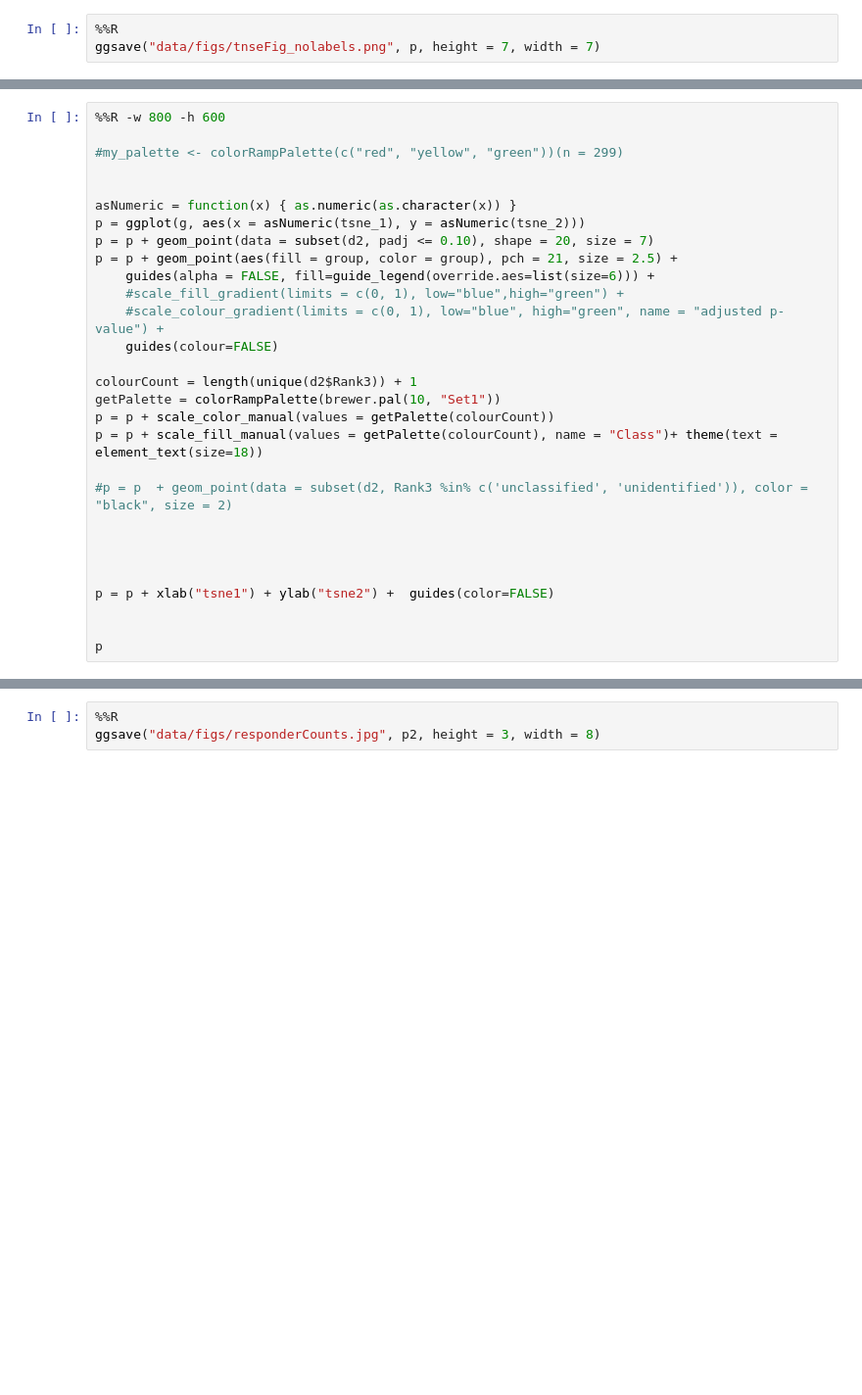
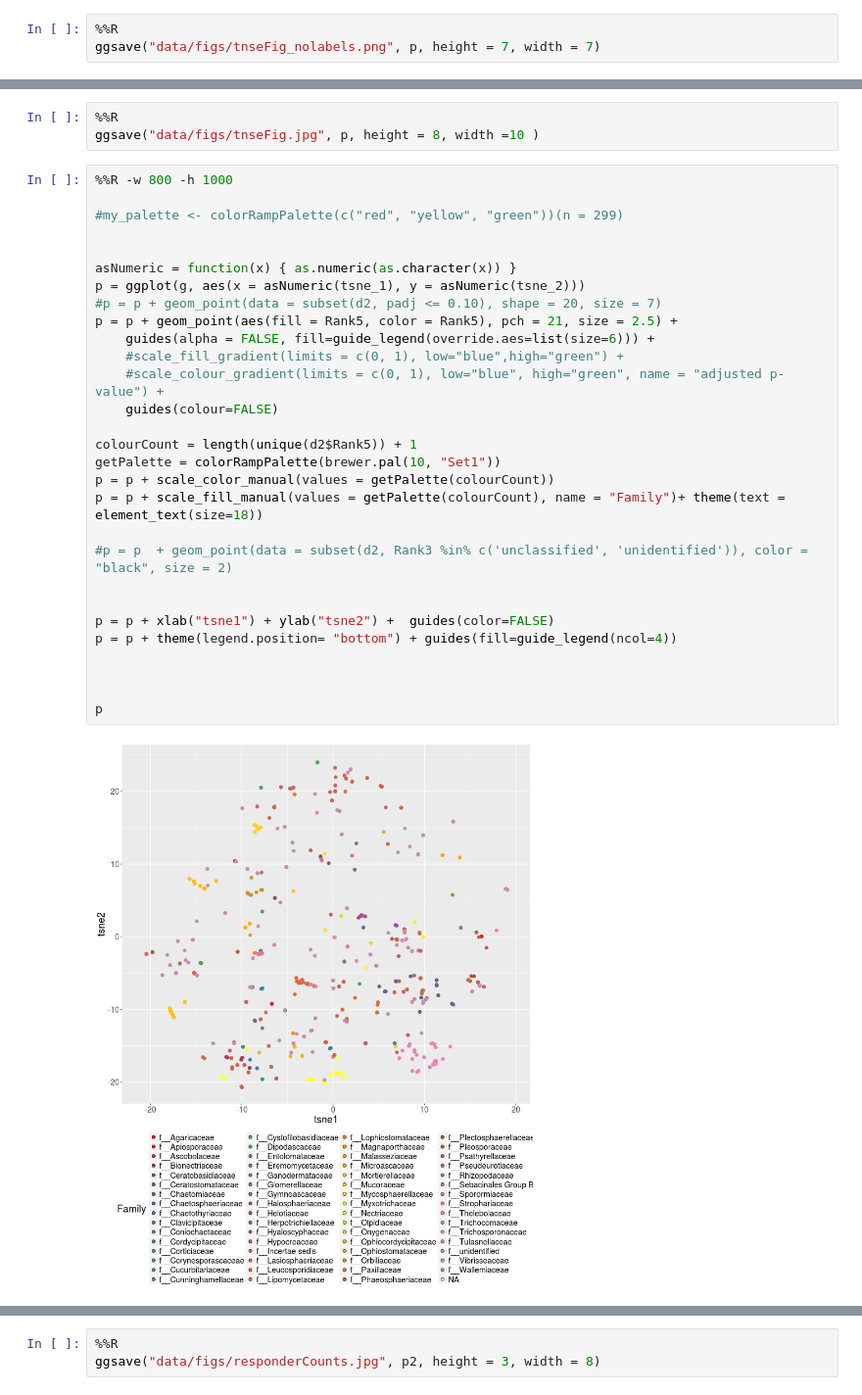
Before and after one commit to chvtk/Fungal_SIP, a Jupyter notebook: Computing_pairwise_distances.ipynb, the cells around one changed output, grey strips where cells are left out. Shown at 98% size. Drawn from its saved outputs; the diff is of its cells as text; blank space fills up the shorter version.

```diff
--- a/Computing_pairwise_distances.ipynb
+++ b/Computing_pairwise_distances.ipynb
@@ -379,29 +798,34 @@ dev.off()
+# %%
+%%R
+ggsave("data/figs/tnseFig.jpg", p, height = 8, width =10 )
 # %%
-%%R -w 800 -h 600
+%%R -w 800 -h 1000
 
 #my_palette <- colorRampPalette(c("red", "yellow", "green"))(n = 299)
 
 
 asNumeric = function(x) { as.numeric(as.character(x)) }
 p = ggplot(g, aes(x = asNumeric(tsne_1), y = asNumeric(tsne_2)))
-p = p + geom_point(data = subset(d2, padj <= 0.10), shape = 20, size = 7)
-p = p + geom_point(aes(fill = group, color = group), pch = 21, size = 2.5) +
+#p = p + geom_point(data = subset(d2, padj <= 0.10), shape = 20, size = 7)
+p = p + geom_point(aes(fill = Rank5, color = Rank5), pch = 21, size = 2.5) +
     guides(alpha = FALSE, fill=guide_legend(override.aes=list(size=6))) +
     #scale_fill_gradient(limits = c(0, 1), low="blue",high="green") +
     #scale_colour_gradient(limits = c(0, 1), low="blue", high="green", name = "adjusted p-value") +
     guides(colour=FALSE)
 
-colourCount = length(unique(d2$Rank3)) + 1
+colourCount = length(unique(d2$Rank5)) + 1
 getPalette = colorRampPalette(brewer.pal(10, "Set1"))
 p = p + scale_color_manual(values = getPalette(colourCount))
-p = p + scale_fill_manual(values = getPalette(colourCount), name = "Class")+ theme(text = element_text(size=18))
+p = p + scale_fill_manual(values = getPalette(colourCount), name = "Family")+ theme(text = element_text(size=18))
 
 #p = p  + geom_point(data = subset(d2, Rank3 %in% c('unclassified', 'unidentified')), color = "black", size = 2)
 
 
+p = p + xlab("tsne1") + ylab("tsne2") +  guides(color=FALSE)
+p = p + theme(legend.position= "bottom") + guides(fill=guide_legend(ncol=4))
 
-
-p = p + xlab("tsne1") + ylab("tsne2") +  guides(color=FALSE)
 
 
 p
+# %% [output]
+[figure, added]
```
Also changed, not shown: parts of 79 cells of this notebook.
